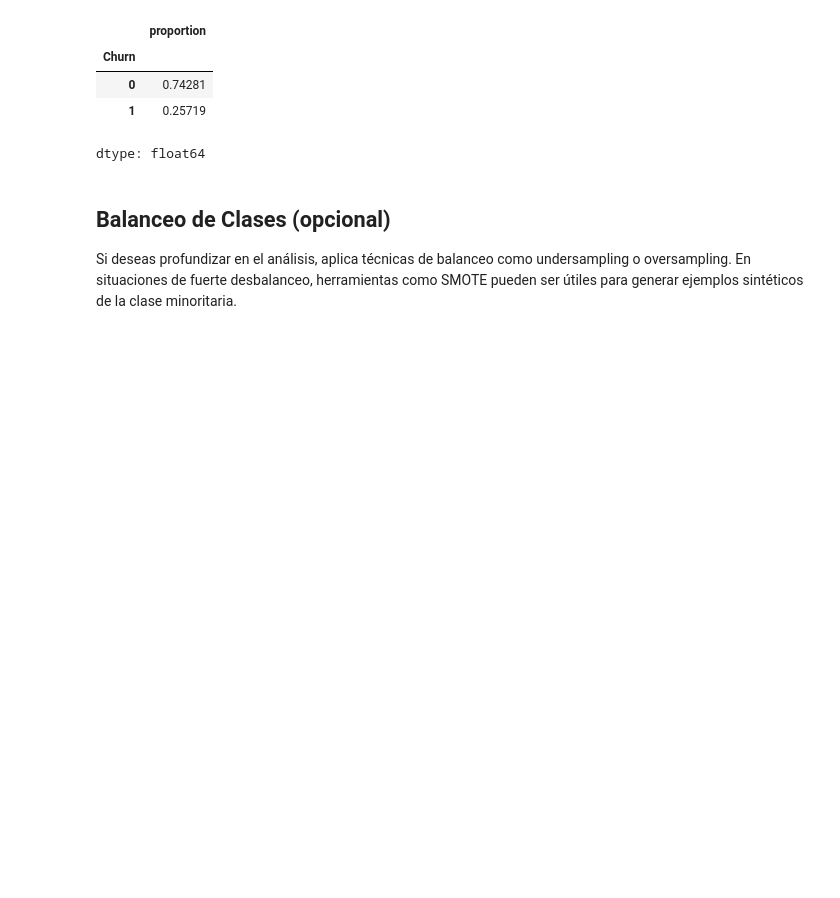
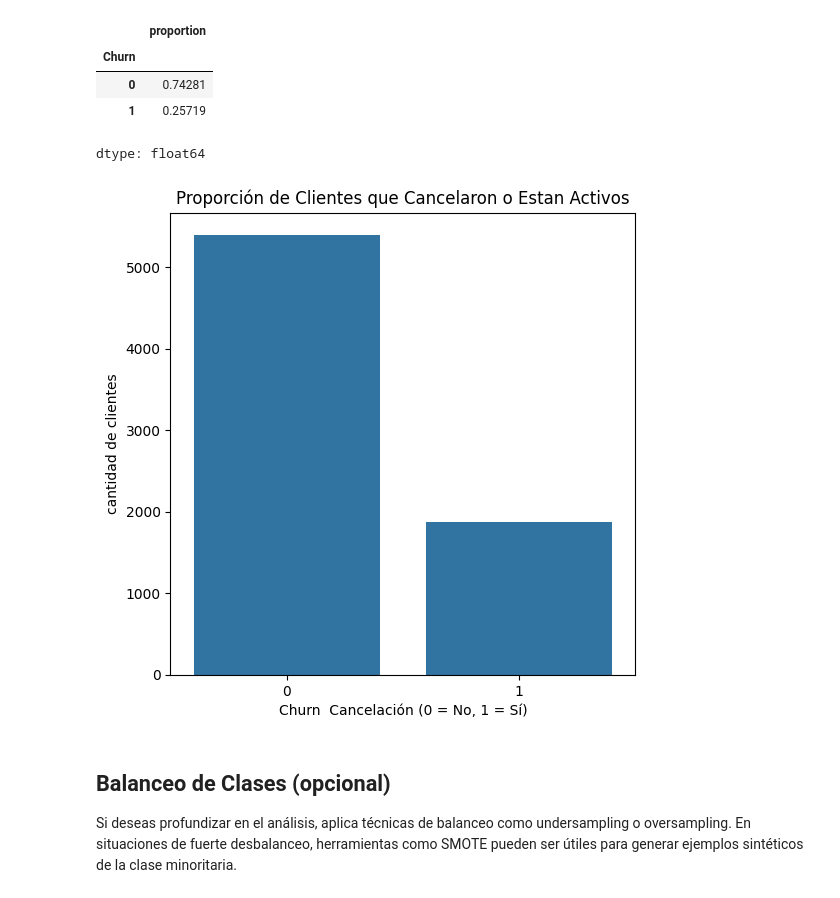
Before and after one commit to AbiFani/Challenge_TelecomX_parte2, a Jupyter notebook: Challenge_TelecomX__parte2.ipynb, the cells around one changed output. Saved outputs shown, nothing was run; the diff lists cells and outputs as text; code cells hidden in the pictures; blank space fills up the shorter version.

```diff
--- a/Challenge_TelecomX__parte2.ipynb
+++ b/Challenge_TelecomX__parte2.ipynb
@@ -211,6 +203,19 @@ datos["Churn"].value_counts(normalize=True)
 | 0 | 0.74281 |
 | 1 | 0.25719 |
 dtype: float64
+# %%
+# grafico de barras de proporcion de evacion de clientes
+import matplotlib.pyplot as plt
+import seaborn as sns
+
+fig, ax = plt.subplots(figsize=(6, 6))
+sns.countplot(data=datos, x="Churn")
+ax.set_xlabel("Churn  Cancelación (0 = No, 1 = Sí)")
+ax.set_ylabel("cantidad de clientes")
+ax.set_title("Proporción de Clientes que Cancelaron o Estan Activos")
+plt.show();
+# %% [output]
+[figure, added]
 # %% [markdown]
 ## Balanceo de Clases (opcional)
 
```
Also changed, not shown: parts of 32 cells of this notebook.
